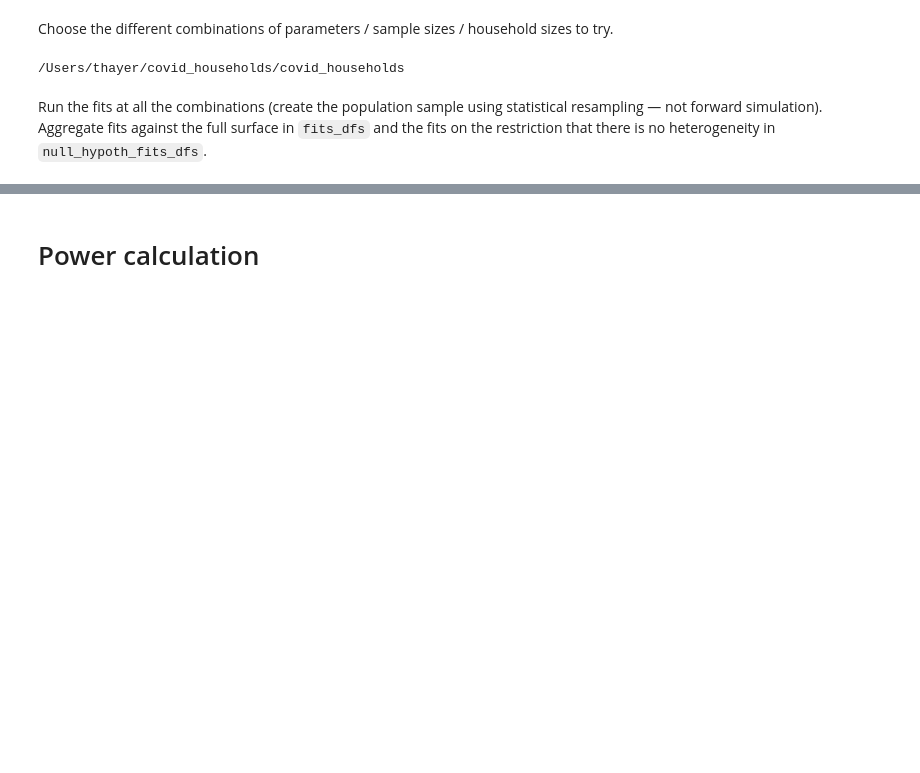
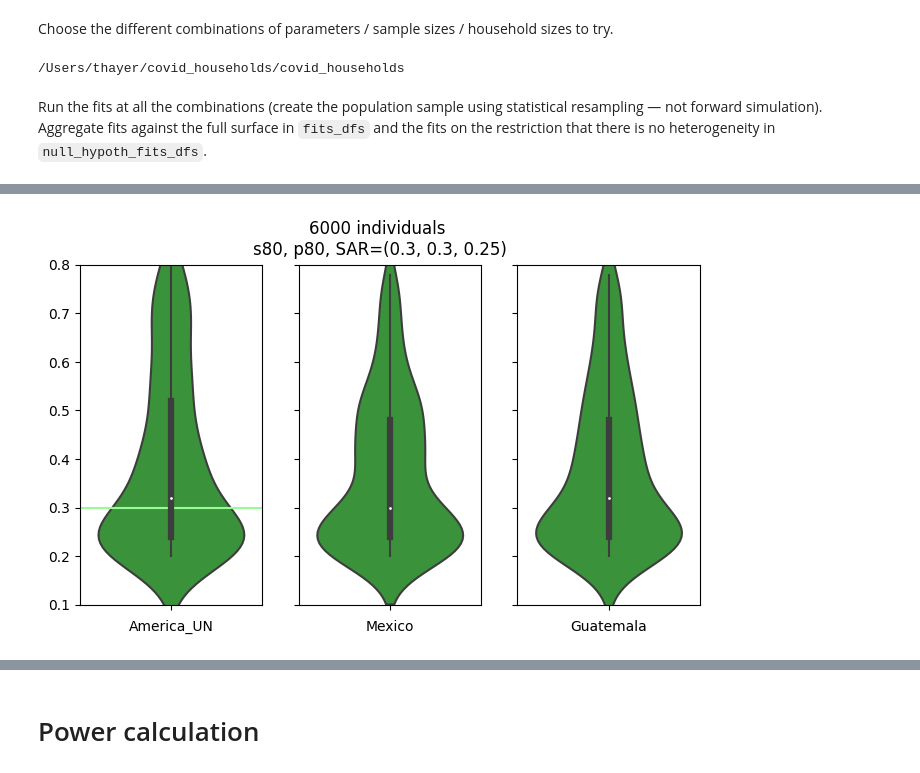
Before and after one commit to tanderson11/householdheterogeneity, a Jupyter notebook: notebooks/ViolinsAndPowerCalc.ipynb, the cells around one changed output, grey strips where cells are left out. Drawn from its saved outputs; the diff is of its cells as text; code cells hidden in the pictures; blank space fills up the shorter version.

```diff
--- a/notebooks/ViolinsAndPowerCalc.ipynb
+++ b/notebooks/ViolinsAndPowerCalc.ipynb
@@ -378,6 +523,0 @@ fit_df
-# %%
-fit_df['p80_true_value_in_interval'] = (fit_df['p80_95_min'] <= fit_df['p80_true']) & (fit_df['p80_95_max'] >= fit_df['p80_true'])
-fit_df['s80_true_value_in_interval'] = (fit_df['s80_95_min'] <= fit_df['s80_true']) & (fit_df['s80_95_max'] >= fit_df['s80_true'])
-fit_df['SAR_true_value_in_interval'] = (fit_df['SAR_95_min'] <= fit_df['SAR_true']) & (fit_df['SAR_95_max'] >= fit_df['SAR_true'])
-# %%
-fit_df['p80_true_value_at_endpoint'] = ((fit_df['p80_95_min'] == fit_df['p80_true']) & (fit_df['p80_true'] != 0.8)) | ((fit_df['p80_95_max'] == fit_df['p80_true']) & (fit_df['p80_true'] != 0.8))
@@ -444,8 +531,8 @@ import seaborn as sns
 import os
 plt.close('all')
 
-dpi = 250
-save_figs = True
+dpi = 100
+save_figs = False
 
 fig_sizes = {'small':(4,2.25), 'big':(8,4.5)}
 chosen_size = 'big'
@@ -456,49 +543,42 @@ max_dict = {0.6: 0.8, 0.4:0.65, 0.5: 0.8, 0.8: 0.8}
 colors = ['tab:green', 'tab:orange', 'tab:blue']
 axline_colors = ['palegreen', 'bisque', 'lightsteelblue']
 xlabels = ['MLE\ns80', 'MLE\np80', 'MLE\nSAR', 'constant traits \nMLE for SAR']
-for k,g in fit_df.groupby(['population mix', 'sample size', 'parameters']):
-    plt.figure()
-    fig, axes = plt.subplots(1,4, dpi=dpi, sharey=True, figsize=fig_sizes[chosen_size])
+grouping=['written sample size', 'parameters']
 
-    population_mix, sample_size, parameters = k
-    population_name = None
-    if isinstance(population_mix, str):
-        population_name = population_mix
-        description = population_descriptions[population_mix]
-    else:
-        description = 'equally mixed'
-    if population_name:
-        plt.suptitle(f"{sample_size} individuals {description}\ns80, p80, SAR={parameters}")
-    else:
-        plt.suptitle(f"{sample_size} individuals {description} among size {population_mix} hhs. \ns80, p80, SAR={parameters}")
-    i = 0
-    for c in g.columns:
-        if 'MLE' not in c:
-            continue
-        if 's80' in c or 'p80' in c:
-            parameter_index = 0 if 's80' in c else 1
-            #mi, ma = min_dict[parameters[parameter_index]], max_dict[parameters[parameter_index]]
-            mi, ma = 0.1, 0.8
+drop_rules = {
+    'population mix': [(5,6,7,8), 'Philippines'],
+    'written sample size': [1000],
+}
+ordered_included_pops = ['America_UN', 'Mexico', 'Guatemala']
+
+new_fit_df = fit_df.copy()
+for column,exclusions in drop_rules.items():
+    for exclusion in exclusions:
+        new_fit_df = new_fit_df[new_fit_df[column] != exclusion]
+
+for key,group in new_fit_df.groupby(grouping):
+    sample_size, parameters = key
+    for param_index,parameter in enumerate(results.metadata.parameters):
+        plt.figure()
+        fig, axes = plt.subplots(1,len(ordered_included_pops), dpi=dpi, sharey=True, figsize=fig_sizes[chosen_size])
+        plt.suptitle(f"{sample_size} individuals \ns80, p80, SAR={parameters}")
+
+        mi, ma = 0.1, 0.8
+        if parameters[param_index] == 0.8:
+            axes[param_index].axhline(0.795, color=axline_colors[param_index])
+        else:
+            axes[param_index].axhline(parameters[param_index], color=axline_colors[param_index])
+
+        by_population = group.groupby('population mix')
+        i = 0
+        for population in ordered_included_pops:
+            mix = population
+            subgroup = by_population.get_group(mix)
+            sns.violinplot(y=f'MLE_{parameter}', data=subgroup, ax=axes[i], orient="v", color=colors[param_index])
+            axes[i].set(xlabel=mix, ylabel='')
             axes[i].set_ylim(mi, ma)
-        if 'SAR' in c:
-            pass
-            #axes[i].set_ylim(0.1, 0.5)
-            axes[i].set_ylim(0.1, 0.8)
-        if parameters[i] == 0.8:
-            axes[i].axhline(0.795, color=axline_colors[i])
-        else:
-            axes[i].axhline(parameters[i], color=axline_colors[i])
-        sns.violinplot(y=c, data=g, ax=axes[i], orient="v", color=colors[i])
-        axes[i].set(xlabel=xlabels[i], ylabel='')
-        i += 1
-    null_fit_slice = null_fit_df.groupby(['population mix', 'sample size', 'parameters']).get_group(k)
-    #axes[3].set_ylim(0.1, 0.5)
-    axes[3].set_ylim(0.1, 0.8)
-    # plot the true SAR on the null hypothesis SAR
-    axes[3].axhline(parameters[2], color='mistyrose')
-    axes[3].set(xlabel=xlabels[3], ylabel='')
-    sns.violinplot(y=null_fit_slice['MLE_SAR'], data=null_fit_slice, ax=axes[3], orient="v", color='indianred')
-    #axes[3].set(ylabel='MLE of SAR assuming no heterogeneity')
+            i += 1
     fig.tight_layout()
     if save_figs:
         plt.savefig(os.path.join('/Users/thayer/covid_households/batched_figs', f'{k}' + '.jpg'))
+# %% [output]
@@ -504,0 +586 @@ for k,g in fit_df.groupby(['population mix', 'sample size', 'parameters']):
+[figure, added]
```
Also changed, not shown: parts of 29 cells of this notebook.
